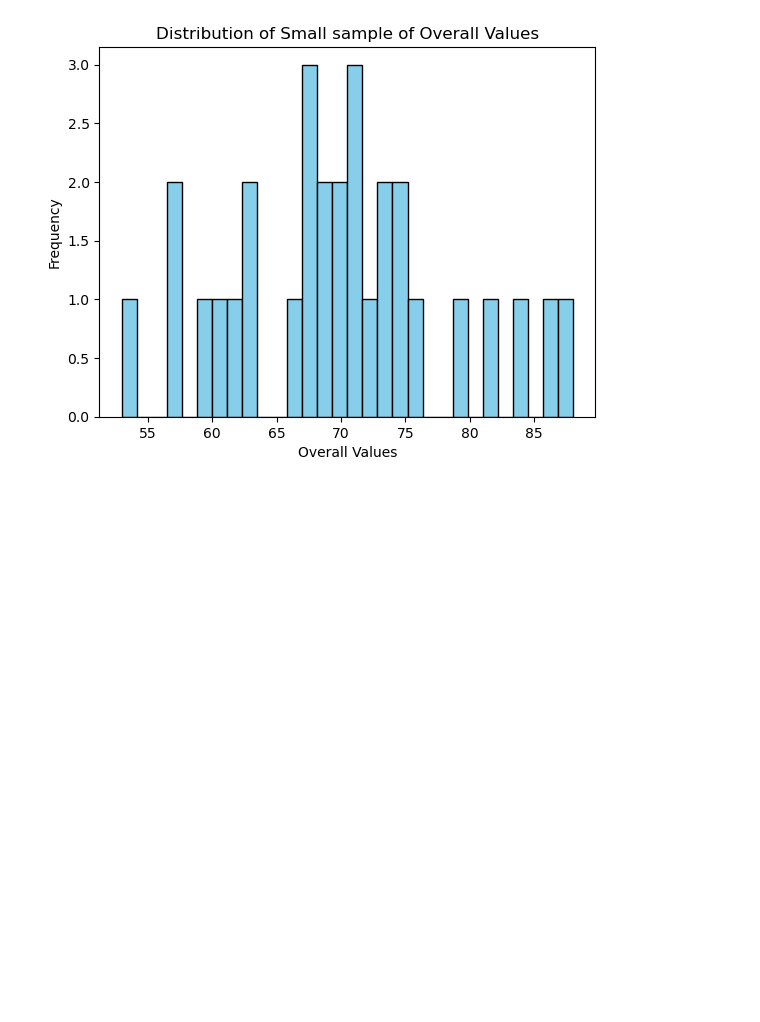
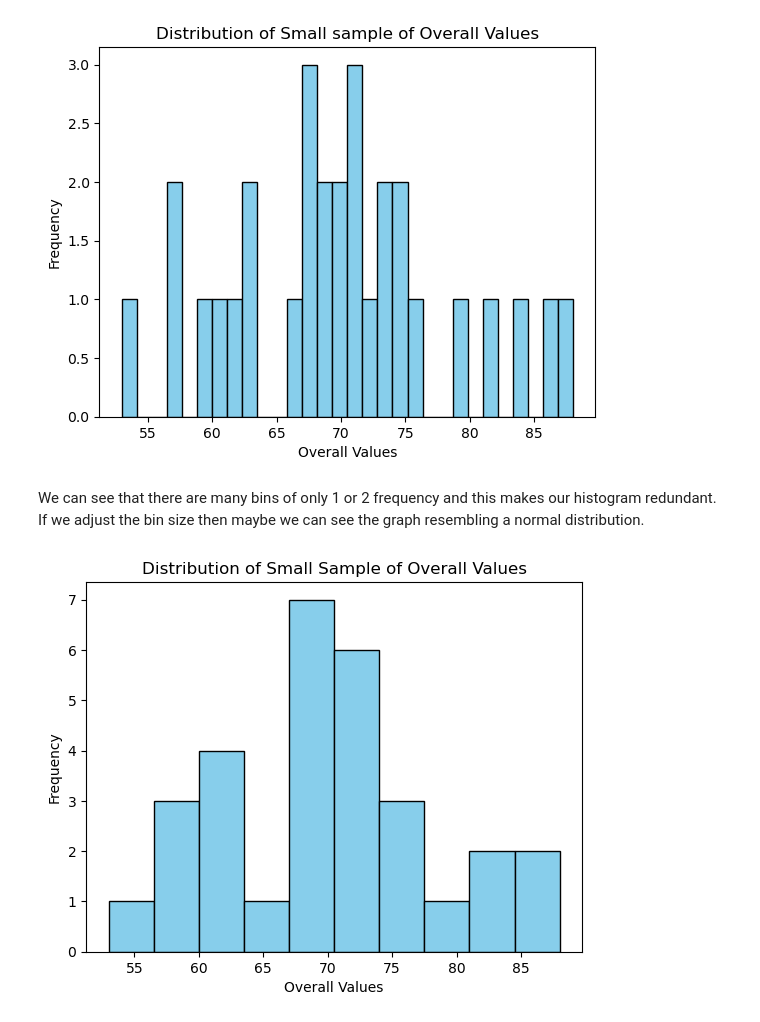
Before and after one commit to 06kunal/Exploratory_Data_Analysis, a Jupyter notebook: Project-Fifa_Dataset/Fifa_data_analysis.ipynb, the cells around one changed output. Saved outputs shown, nothing was run; the diff lists cells and outputs as text; code cells hidden in the pictures; blank space fills up the shorter version.

```diff
--- a/Project-Fifa_Dataset/Fifa_data_analysis.ipynb
+++ b/Project-Fifa_Dataset/Fifa_data_analysis.ipynb
@@ -170,3 +170,13 @@ plt.title("Distribution of Small sample of Overall Values")
 plt.show()
 # %% [output]
 [figure]
+# %% [markdown]
+We can see that there are many bins of only 1 or 2 frequency and this makes our histogram redundant. If we adjust the bin size then maybe we can see the graph resembling a normal distribution.
+# %%
+plt.hist(Overall_sample, bins = 10, edgecolor = "Black", color = "skyblue")
+plt.xlabel("Overall Values")
+plt.ylabel("Frequency")
+plt.title("Distribution of Small Sample of Overall Values")
+plt.show()
+# %% [output]
+[figure, added]
```
Also changed, not shown: parts of 7 cells of this notebook.
